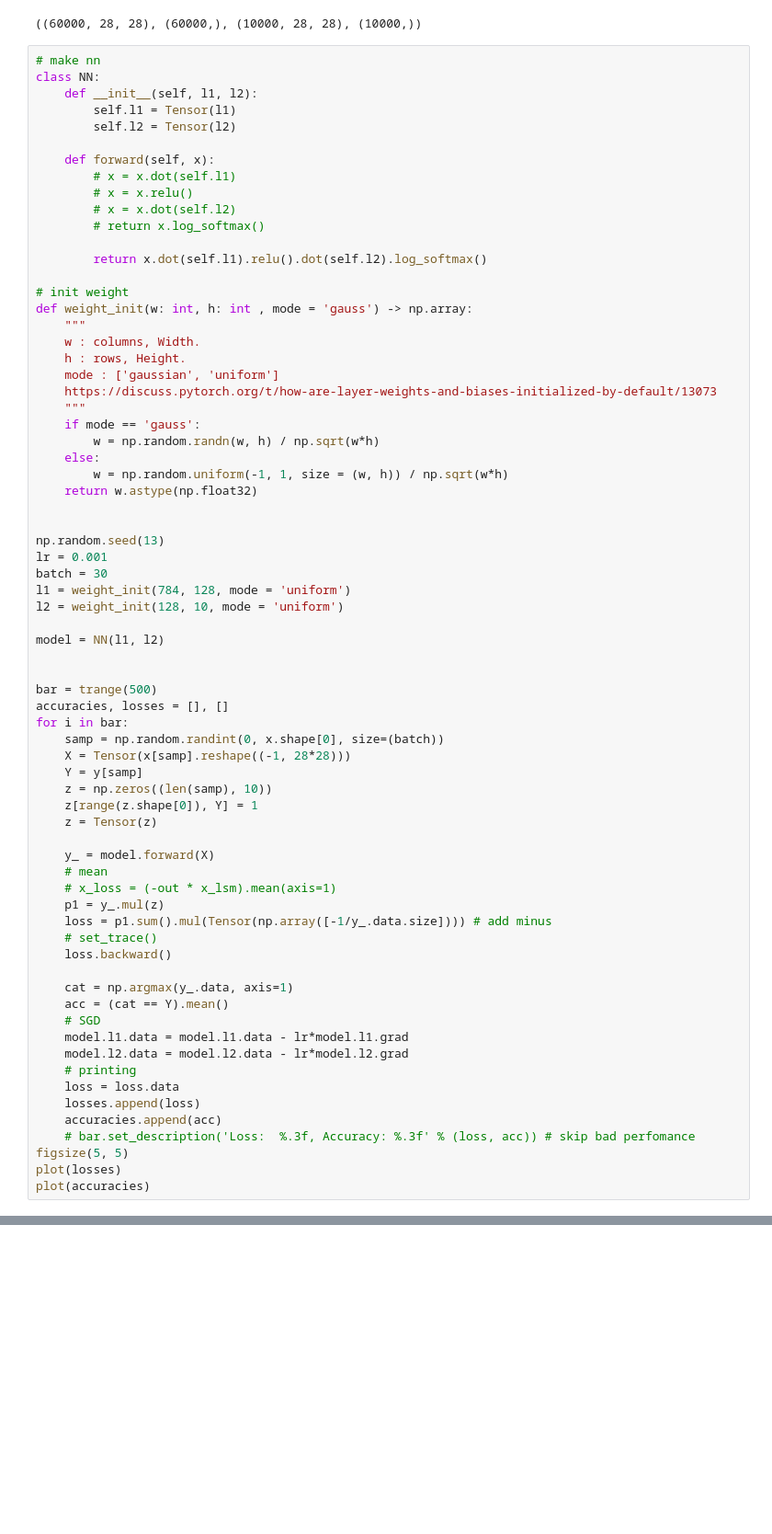
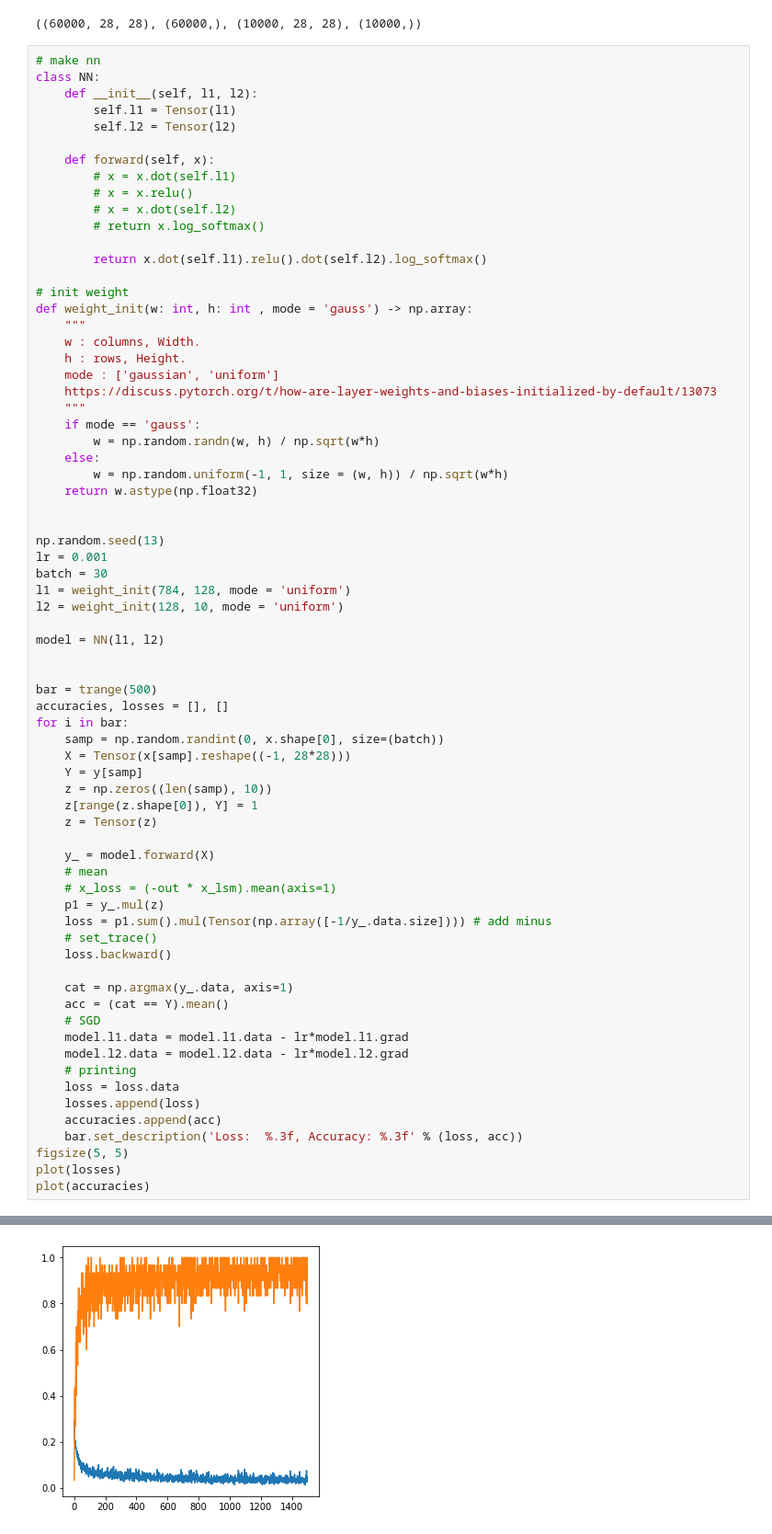
Before and after one commit to beifa/Underground-NN-by-numpy, a Jupyter notebook: tensor.ipynb, the cells around one changed output, grey strips where cells are left out. Shown: that part at 92% size. Cells and saved outputs as stored; diff of their text form; blank space fills up the shorter version.

```diff
--- a/tensor.ipynb
+++ b/tensor.ipynb
@@ -478,7 +430,8 @@ for i in bar:
     loss = loss.data
     losses.append(loss)
     accuracies.append(acc)
-    # bar.set_description('Loss:  %.3f, Accuracy: %.3f' % (loss, acc)) # skip bad perfomance
+    bar.set_description('Loss:  %.3f, Accuracy: %.3f' % (loss, acc))
 figsize(5, 5)
 plot(losses)
 plot(accuracies)
+# %% [output]
@@ -484,0 +439 @@ plot(accuracies)
+[figure, added]
```
Also changed, not shown: parts of 6 cells of this notebook.
